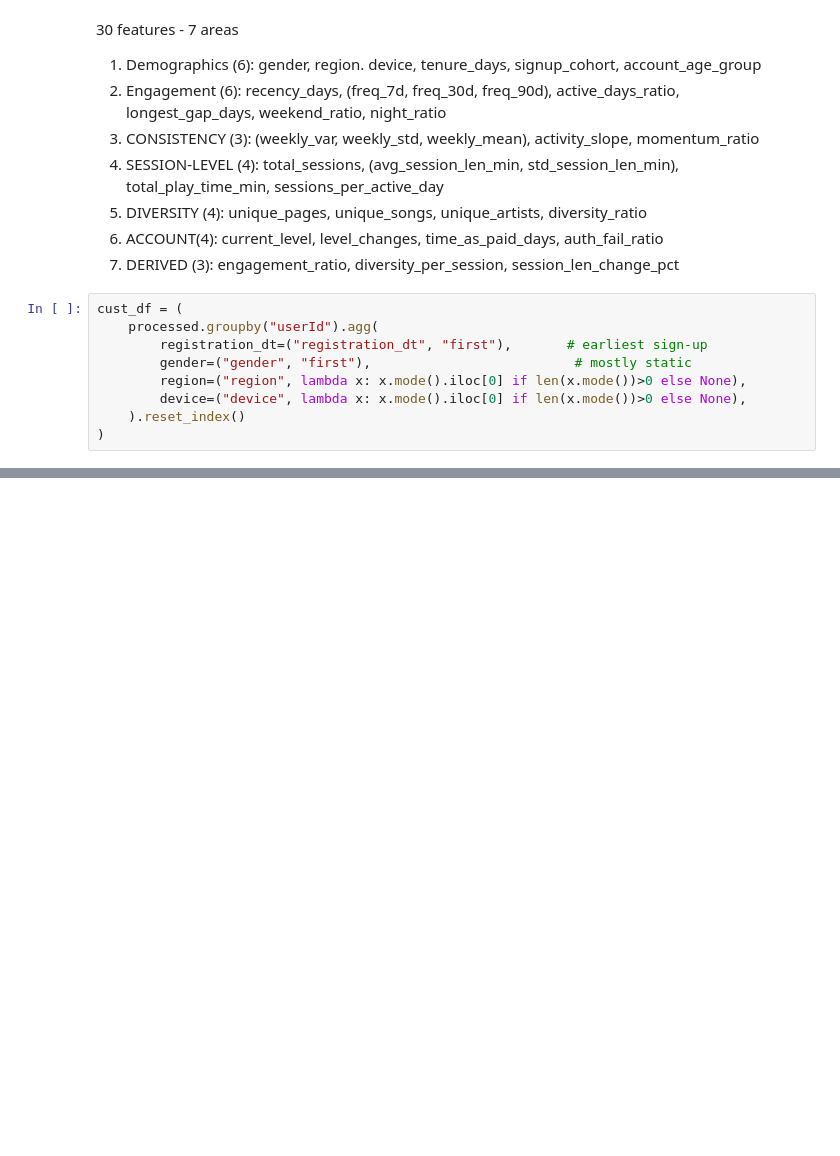
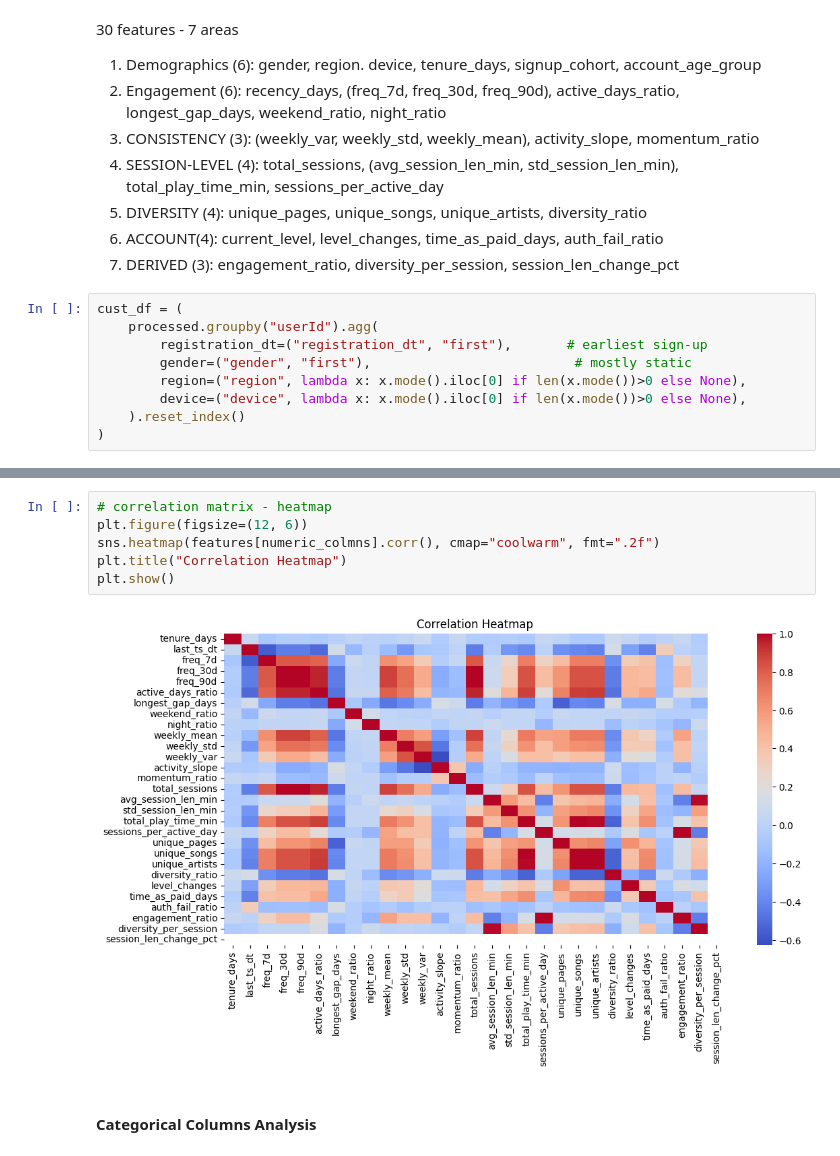
Before and after one commit to ReemNawaf/customer_churn, a Jupyter notebook: notebooks/experiements.ipynb, the cells around one changed output, grey strips where cells are left out. Drawn from its saved outputs; the diff is of its cells as text; blank space fills up the shorter version.

```diff
--- a/notebooks/experiements.ipynb
+++ b/notebooks/experiements.ipynb
@@ -490,0 +634,10 @@ cust_df = (
+# %%
+# correlation matrix - heatmap
+plt.figure(figsize=(12, 6))
+sns.heatmap(features[numeric_colmns].corr(), cmap="coolwarm", fmt=".2f")
+plt.title("Correlation Heatmap")
+plt.show()
+# %% [output]
+[figure, added]
+# %% [markdown]
+#### Categorical Columns Analysis
```
Also changed, not shown: parts of 24 cells of this notebook, 5 other files.
